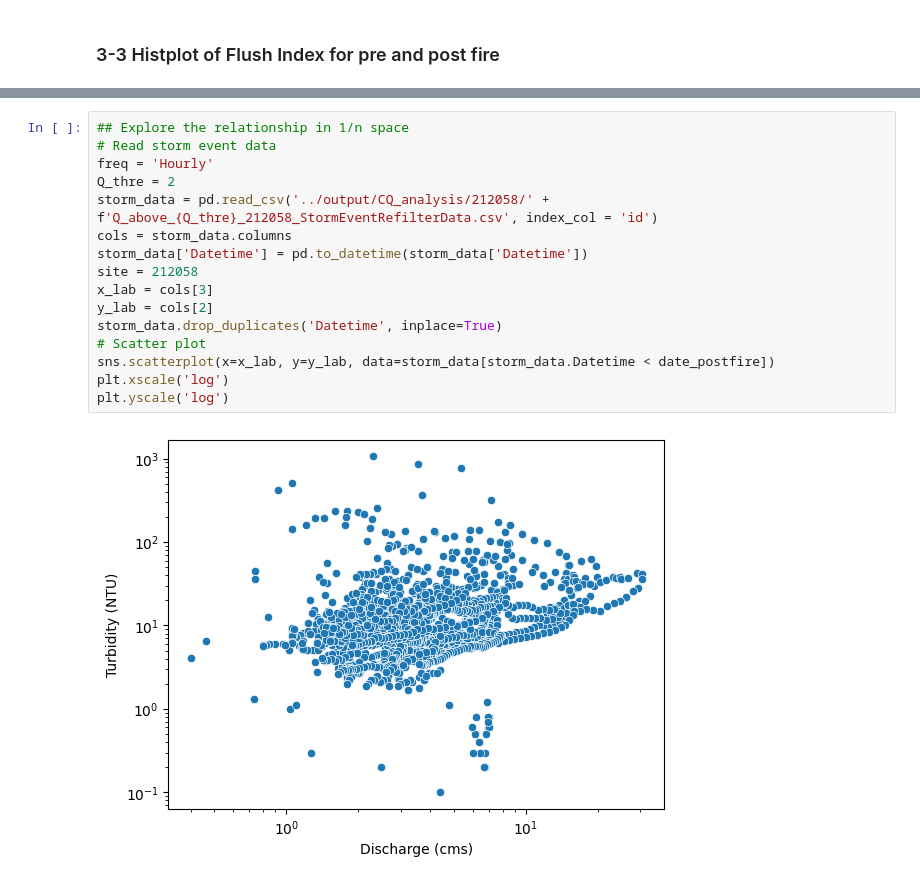
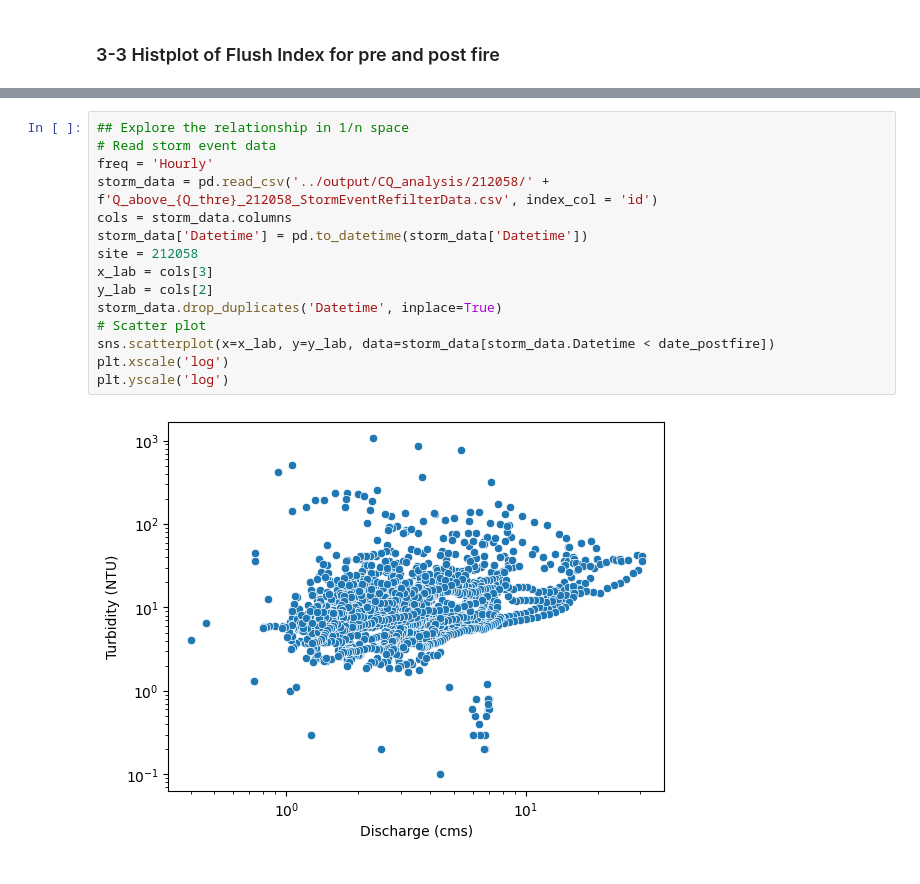
Before and after one commit to QianWanghhu/BushFireWQ, a Jupyter notebook: src/Explore_212058_CQ.ipynb, the cells around one changed output, grey strips where cells are left out. Drawn from its saved outputs; the diff is of its cells as text.

```diff
--- a/src/Explore_212058_CQ.ipynb
+++ b/src/Explore_212058_CQ.ipynb
@@ -187,21 +237,20 @@ for tt, dt_plot in zip(title, [pre_storm_id, post_storm_id]):
 # %%
 ## Explore the relationship in 1/n space
 # Read storm event data
 freq = 'Hourly'
-Q_thre = 2
 storm_data = pd.read_csv('../output/CQ_analysis/212058/' + f'Q_above_{Q_thre}_212058_StormEventRefilterData.csv', index_col = 'id')
 cols = storm_data.columns
 storm_data['Datetime'] = pd.to_datetime(storm_data['Datetime'])
 site = 212058
 x_lab = cols[3]
 y_lab = cols[2]
 storm_data.drop_duplicates('Datetime', inplace=True)
 # Scatter plot
 sns.scatterplot(x=x_lab, y=y_lab, data=storm_data[storm_data.Datetime < date_postfire])
 plt.xscale('log')
 plt.yscale('log')
 # %% [output]
-[figure, old version]
+[figure, new version]
 # %%
 ## Explore the relationship in 1/n space
 # Read storm event data
```
Also changed, not shown: parts of 18 cells of this notebook, 26 other files.
